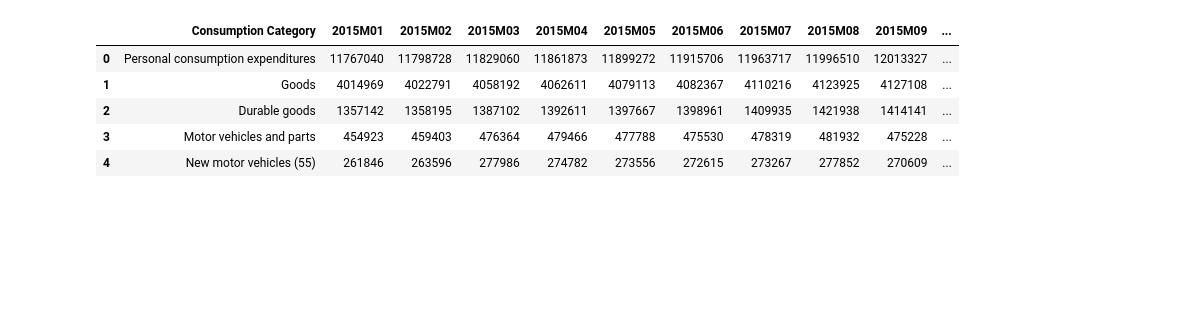
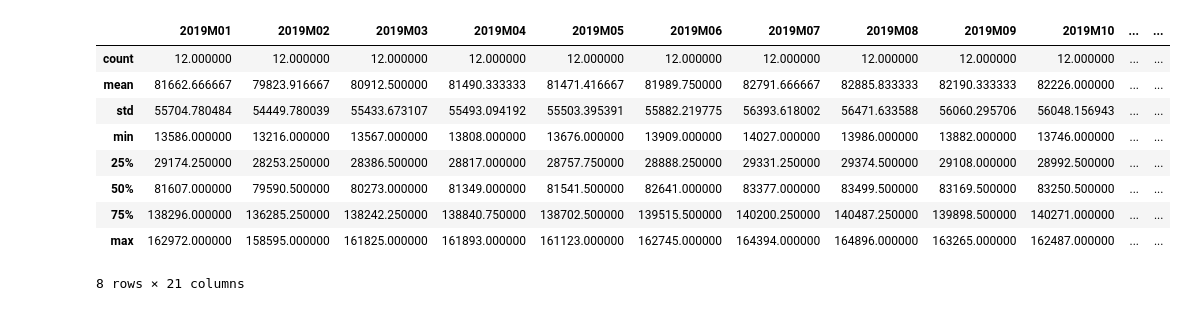
Before and after one commit to staceywai/bootcamp-project, a Jupyter notebook: Data-Exploration-and-Cleanup.ipynb, the cells around one changed output. Saved outputs shown, nothing was run; the diff lists cells and outputs as text; code cells hidden in the pictures; blank space fills up the shorter version.

```diff
--- a/Data-Exploration-and-Cleanup.ipynb
+++ b/Data-Exploration-and-Cleanup.ipynb
@@ -22,28 +26,25 @@ data_20406.head()
-# %%
-# Create a table for each year
-#print(data_20406.columns)
-
-data_2015 = data_20406.loc[:, ['Consumption Category ', '2015M01', '2015M02', '2015M03', '2015M04', '2015M05', '2015M06', '2015M07', '2015M08', '2015M09', '2015M10', '2015M11', '2015M12']]
-#data_2015.dtypes
-
-# Remove commas from strings
-data_2015['2015M01'] = data_2015['2015M01'].str.replace(',', '', regex=True)
-data_2015['2015M02'] = data_2015['2015M02'].str.replace(',', '', regex=True)
-data_2015['2015M03'] = data_2015['2015M03'].str.replace(',', '', regex=True)
-data_2015['2015M04'] = data_2015['2015M04'].str.replace(',', '', regex=True)
-data_2015['2015M05'] = data_2015['2015M05'].str.replace(',', '', regex=True)
-data_2015['2015M06'] = data_2015['2015M06'].str.replace(',', '', regex=True)
-data_2015['2015M07'] = data_2015['2015M07'].str.replace(',', '', regex=True)
-data_2015['2015M08'] = data_2015['2015M08'].str.replace(',', '', regex=True)
-data_2015['2015M09'] = data_2015['2015M09'].str.replace(',', '', regex=True)
-data_2015['2015M10'] = data_2015['2015M10'].str.replace(',', '', regex=True)
-data_2015['2015M11'] = data_2015['2015M11'].str.replace(',', '', regex=True)
-data_2015['2015M12'] = data_2015['2015M12'].str.replace(',', '', regex=True)
-data_2015.head()
-# %% [output]
-|  | Consumption Category | 2015M01 | 2015M02 | 2015M03 | 2015M04 | 2015M05 | 2015M06 | 2015M07 | 2015M08 | 2015M09 | ... |
-| 0 | Personal consumption expenditures | 11767040 | 11798728 | 11829060 | 11861873 | 11899272 | 11915706 | 11963717 | 11996510 | 12013327 | ... |
-| 1 | Goods | 4014969 | 4022791 | 4058192 | 4062611 | 4079113 | 4082367 | 4110216 | 4123925 | 4127108 | ... |
-| 2 | Durable goods | 1357142 | 1358195 | 1387102 | 1392611 | 1397667 | 1398961 | 1409935 | 1421938 | 1414141 | ... |
-| 3 | Motor vehicles and parts | 454923 | 459403 | 476364 | 479466 | 477788 | 475530 | 478319 | 481932 | 475228 | ... |
-| 4 | New motor vehicles (55) | 261846 | 263596 | 277986 | 274782 | 273556 | 272615 | 273267 | 277852 | 270609 | ... |
+# %%
+# Create a table for each year
+#print(groceries.columns)
+
+groceries19 = groceries.loc[:, ['Grocery Consumption Category ', '2019M01', '2019M02', '2019M03', '2019M04', '2019M05', '2019M06', '2019M07', '2019M08', '2019M09']]
+groceries19.dtypes
+
+groceries20 = groceries.loc[:, ['Grocery Consumption Category ', '2020M01', '2020M02', '2020M03', '2020M04', '2020M05', '2020M06', '2020M07', '2020M08', '2020M09']]
+groceries20.dtypes
+
+# Remove commas from strings
+# data_2015['2015M01'] = data_2015['2015M01'].str.replace(',', '', regex=True)
+
+groceries.describe()
+# %% [output]
+|  | 2019M01 | 2019M02 | 2019M03 | 2019M04 | 2019M05 | 2019M06 | 2019M07 | 2019M08 | 2019M09 | 2019M10 | ... | ... |
+| count | 12.000000 | 12.000000 | 12.000000 | 12.000000 | 12.000000 | 12.000000 | 12.000000 | 12.000000 | 12.000000 | 12.000000 | ... | ... |
+| mean | 81662.666667 | 79823.916667 | 80912.500000 | 81490.333333 | 81471.416667 | 81989.750000 | 82791.666667 | 82885.833333 | 82190.333333 | 82226.000000 | ... | ... |
+| std | 55704.780484 | 54449.780039 | 55433.673107 | 55493.094192 | 55503.395391 | 55882.219775 | 56393.618002 | 56471.633588 | 56060.295706 | 56048.156943 | ... | ... |
+| min | 13586.000000 | 13216.000000 | 13567.000000 | 13808.000000 | 13676.000000 | 13909.000000 | 14027.000000 | 13986.000000 | 13882.000000 | 13746.000000 | ... | ... |
+| 25% | 29174.250000 | 28253.250000 | 28386.500000 | 28817.000000 | 28757.750000 | 28888.250000 | 29331.250000 | 29374.500000 | 29108.000000 | 28992.500000 | ... | ... |
+| 50% | 81607.000000 | 79590.500000 | 80273.000000 | 81349.000000 | 81541.500000 | 82641.000000 | 83377.000000 | 83499.500000 | 83169.500000 | 83250.500000 | ... | ... |
+| 75% | 138296.000000 | 136285.250000 | 138242.250000 | 138840.750000 | 138702.500000 | 139515.500000 | 140200.250000 | 140487.250000 | 139898.500000 | 140271.000000 | ... | ... |
+| max | 162972.000000 | 158595.000000 | 161825.000000 | 161893.000000 | 161123.000000 | 162745.000000 | 164394.000000 | 164896.000000 | 163265.000000 | 162487.000000 | ... | ... |
+8 rows × 21 columns
```
Also changed, not shown: parts of 4 cells of this notebook.
